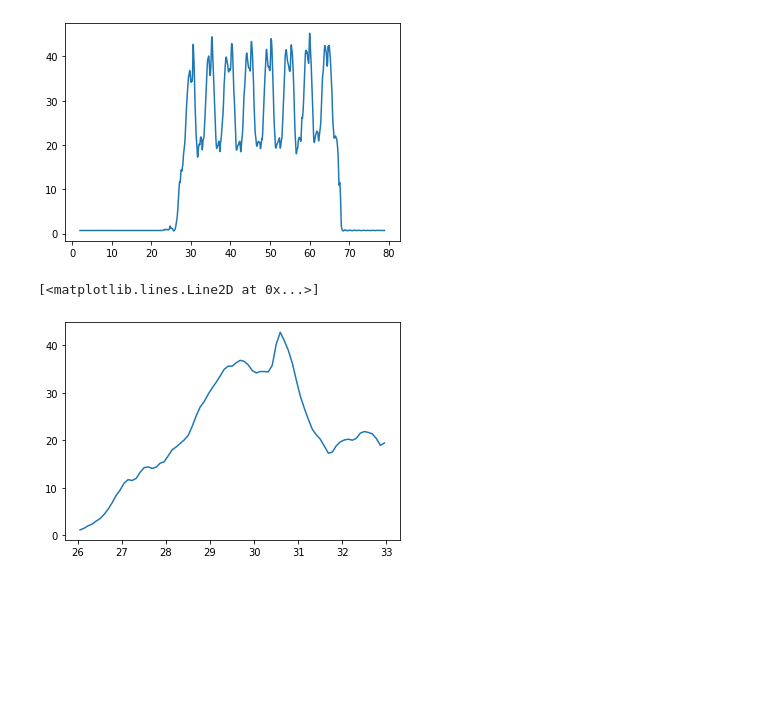
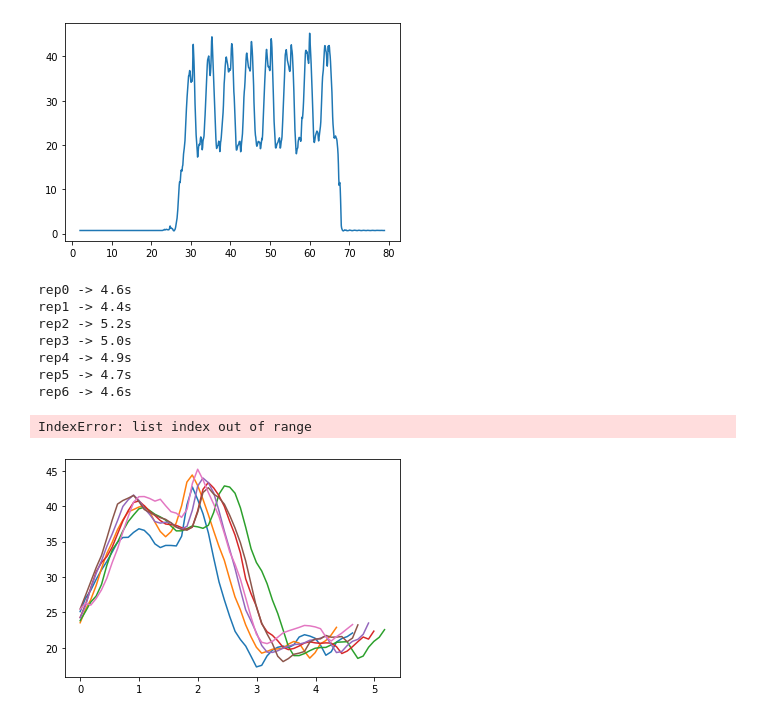
Before and after one commit to daveshed/newton, a Jupyter notebook: data/pushups.ipynb, the cells around one changed output. Cells and saved outputs as stored; diff of their text form; code cells hidden in the pictures; blank space fills up the shorter version.

```diff
--- a/data/pushups.ipynb
+++ b/data/pushups.ipynb
@@ -18,15 +19,62 @@ plt.plot(X_VALUES, Y_VALUES)
 [<matplotlib.lines.Line2D at 0x...>]
 [figure]
 # %%
-def get_idx(t):
+def get_idx_at_time(t):
     idx = 0
     while X_VALUES[idx] < t:
         idx += 1
     return idx
 
-start_idx = get_idx(26)
-finish_idx = get_idx(33)
-plt.plot(X_VALUES[start_idx:finish_idx], Y_VALUES[start_idx:finish_idx])
+def get_idx_at_value(val):
+
+    def search(threshold, offset, values):
+        # return crossing on the rising edge
+        idx = offset
+        try:
+            if values[idx] < threshold:
+                while values[idx] < threshold:
+                    idx += 1
+                return idx
+            else:
+                while values[idx] >= threshold:
+                    idx += 1
+                return search(threshold, idx, values)
+        except IndexError:
+            return None
+
+    idx = 0
+    result = []
+    while True:
+        idx = search(val, idx, Y_VALUES)
+        if idx is None:
+            break
+        result.append(idx)
+    return result
+
+start_idx = get_idx_at_time(26)
+finish_idx = get_idx_at_time(33)
+# plt.plot(X_VALUES[start_idx:finish_idx], Y_VALUES[start_idx:finish_idx])
+
+crossing_points = get_idx_at_value(23.5)
+idx = 0
+while (idx + 1) < len(crossing_points):
+    y_series = numpy.array(
+        Y_VALUES[crossing_points[idx]:crossing_points[idx + 1]]
+    )
+    x_series = numpy.array(
+        X_VALUES[crossing_points[idx]:crossing_points[idx + 1]]
+    )
+    x_series -= x_series[0]
+    print(f"rep{idx} -> {x_series[-1]:.1f}s")
+    idx += 1
+    plt.plot(x_series, y_series)
 # %% [output]
-[<matplotlib.lines.Line2D at 0x...>]
+rep0 -> 4.6s
+rep1 -> 4.4s
+rep2 -> 5.2s
+rep3 -> 5.0s
+rep4 -> 4.9s
+rep5 -> 4.7s
+rep6 -> 4.6s
+IndexError: list index out of range
-[figure, old version]
+[figure, new version]
```
Also changed, not shown: parts of 1 cell of this notebook.
